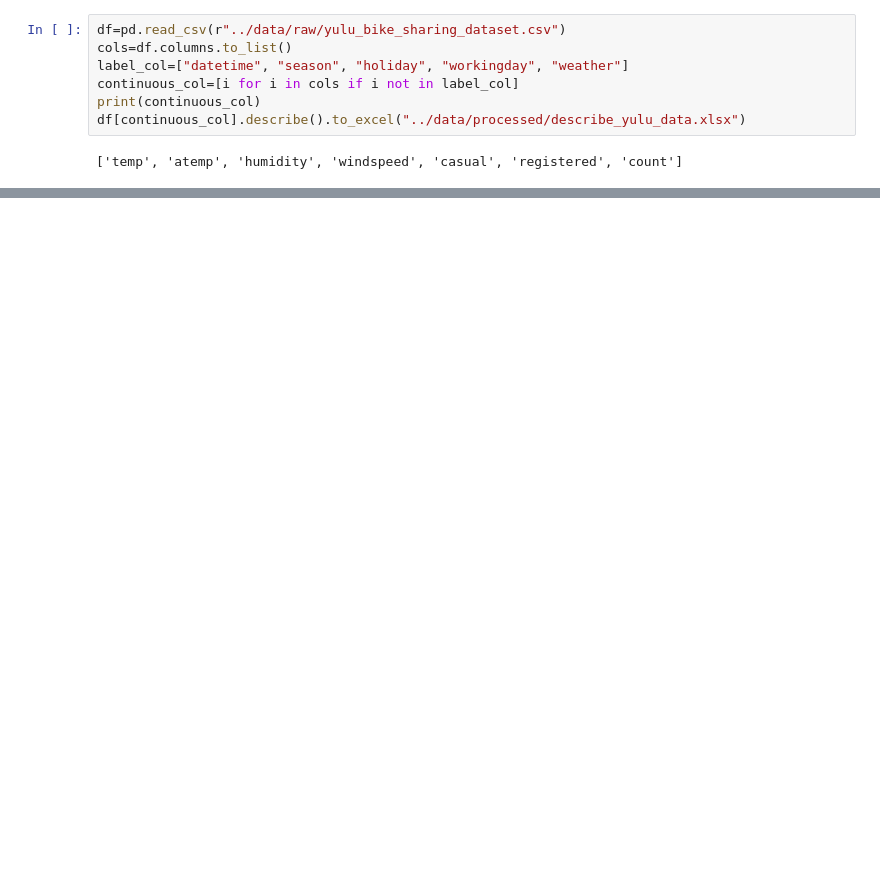
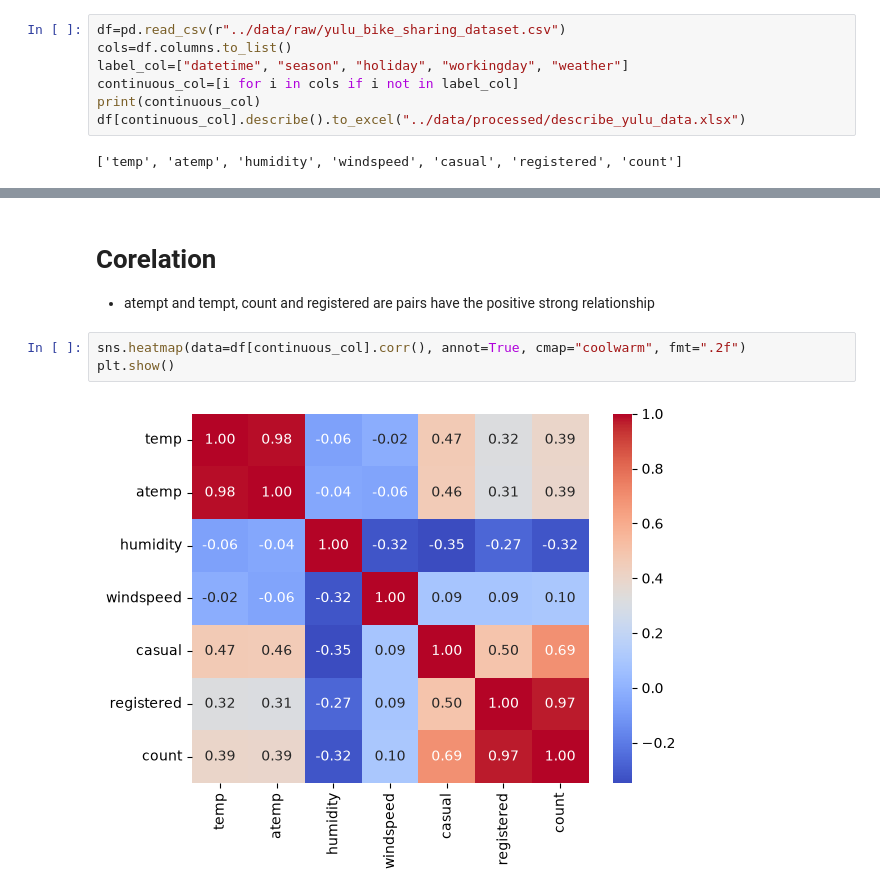
Before and after one commit to huubangdoan/yulu-demand-analysis, a Jupyter notebook: script/Eda.ipynb, the cells around one changed output, grey strips where cells are left out. Cells and saved outputs as stored; diff of their text form; blank space fills up the shorter version.

```diff
--- a/script/Eda.ipynb
+++ b/script/Eda.ipynb
@@ -30,0 +45,8 @@ plt.show()
+# %% [markdown]
+# Corelation
+- atempt and tempt, count and registered are pairs have the positive strong relationship
+# %%
+sns.heatmap(data=df[continuous_col].corr(), annot=True, cmap="coolwarm", fmt=".2f")
+plt.show()
+# %% [output]
+[figure, added]
```
Also changed, not shown: parts of 5 cells of this notebook, 10 other files.
